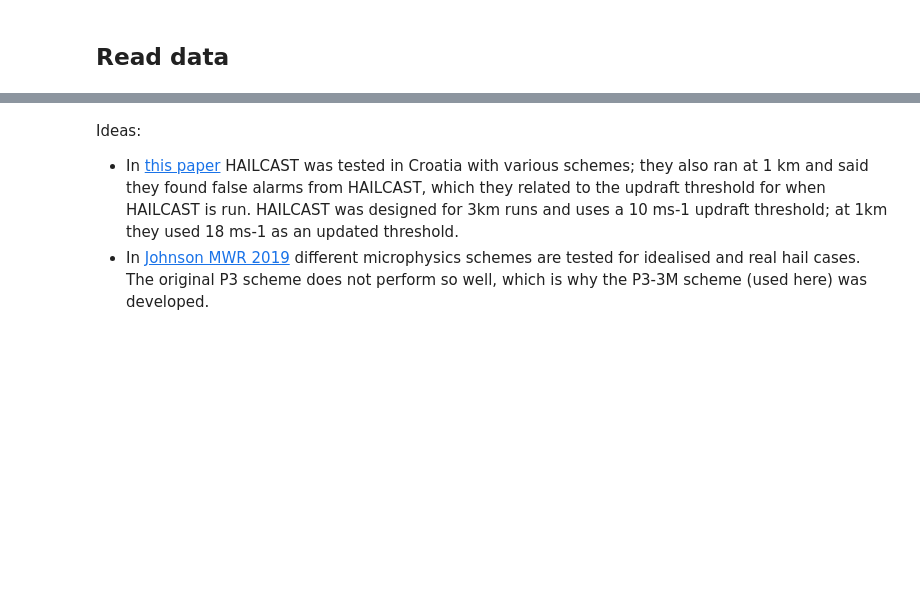
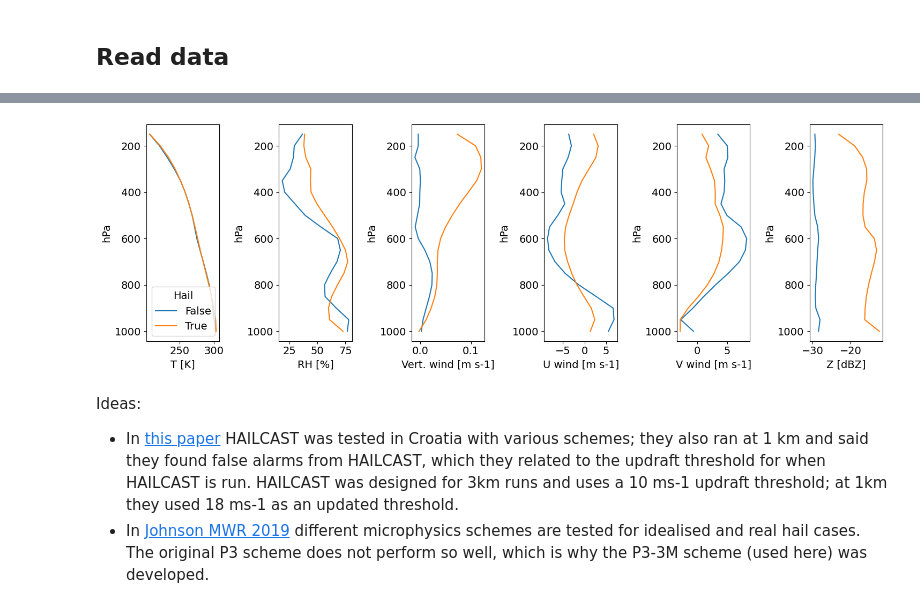
Before and after one commit to traupach/aus_tropics_hail, a Jupyter notebook: analysis/kimberley_hail.ipynb, the cells around one changed output, grey strips where cells are left out. Saved outputs shown, nothing was run; the diff lists cells and outputs as text; code cells hidden in the pictures; blank space fills up the shorter version.

```diff
--- a/analysis/kimberley_hail.ipynb
+++ b/analysis/kimberley_hail.ipynb
@@ -136,3 +223,17 @@ _ = (dat.hailcast_diam_max > 25).sum(['west_east', 'south_north']).plot(x='times
+# %%
+vars = ['temperature_at_p', 'rh_at_p', 'w_at_p', 'u_at_p', 'v_at_p', 'dbz_at_p']
+var_names = ['T [K]', 'RH [%]', 'Vert. wind [m s-1]', 'U wind [m s-1]', 'V wind [m s-1]', 'Z [dBZ]']
+conv = profs[vars].mean('timestep').to_dataframe().reset_index().rename(columns={'event_includes_hail': 'Hail'})
+figsize = (15,5)
+fig, axs = plt.subplots(ncols=len(vars), figsize=figsize)
+for i, v in enumerate(vars):
+    sns.lineplot(data=conv, y='pressure_level', x=v, hue='Hail', ax=axs[i], legend=i==0, sort=False)
+    axs[i].set_xlabel(var_names[i])
+    axs[i].set_ylabel('hPa')
+    axs[i].invert_yaxis()
+plt.tight_layout()
+# %% [output]
+[figure, added]
 # %% [markdown]
 Ideas:
 - In [this paper](https://www.sciencedirect.com/science/article/pii/S0169809522001296) HAILCAST was tested in Croatia with various schemes; they also ran at 1 km and said they found false alarms from HAILCAST, which they related to the updraft threshold for when HAILCAST is run. HAILCAST was designed for 3km runs and uses a 10 ms-1 updraft threshold; at 1km they used 18 ms-1 as an updated threshold.
```
Also changed, not shown: parts of 38 cells of this notebook, 7 other files.
